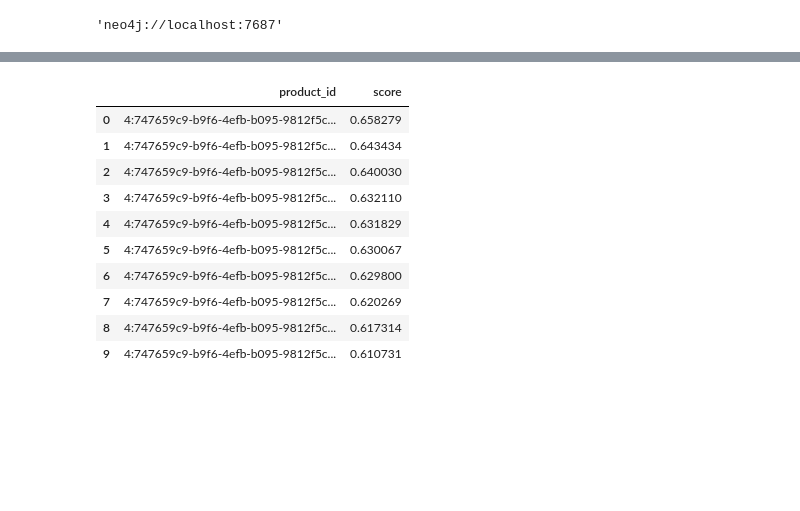
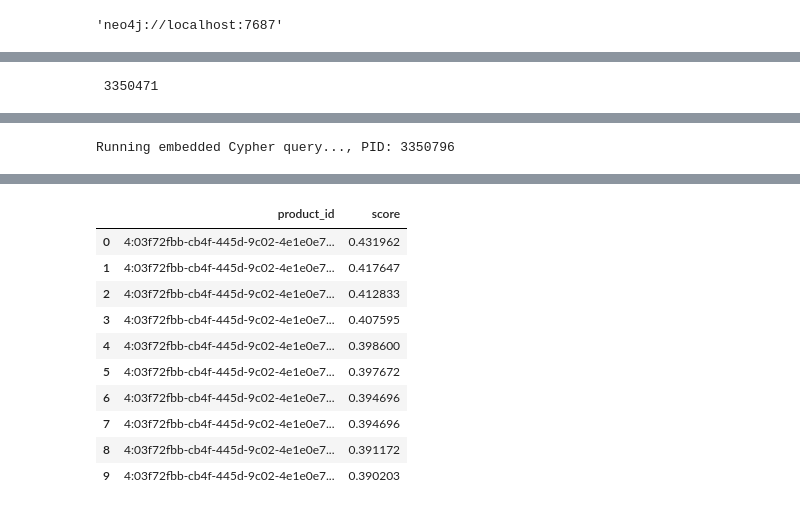
Before and after one commit to Dakantz/Dense-KG-Vector-DB, a Jupyter notebook: benchmarks/run_bdsdm_timings_neo4j.ipynb, the cells around one changed output, grey strips where cells are left out. Drawn from its saved outputs; the diff is of its cells as text; code cells hidden in the pictures; blank space fills up the shorter version.

```diff
--- a/benchmarks/run_bdsdm_timings_neo4j.ipynb
+++ b/benchmarks/run_bdsdm_timings_neo4j.ipynb
@@ -110,10 +111,10 @@ test_tensor.to_literal().n3()
 from utils.dbs.neo4j import Neo4JDB
 
 
-base_bsbm_set = datasets[2]
+base_bsbm_set = datasets[3]
 
 db_neo4j = Neo4JDB(
-    id="test_neo4j",
+    id="timing-neo4j",
     base_dir=Path(f"./scratch/bsbm/{base_bsbm_set.base_dir.name}"),
     dataset=base_bsbm_set,
     use_encoded_ttl=True,
@@ -136,15 +138,14 @@ db_neo4j.URI
 # %% [output]
 'neo4j://localhost:7687'
 # %%
-from time import sleep
-
 
 with db_neo4j:
-    index_result = db_neo4j.query_auto(
+    print("Running embedded Cypher query..., PID:", db_neo4j.pid)
+    emb_result = db_neo4j.query_auto(
         test_tensor,
         query_difficulty=QUERY_DIFFICULTY.EASY,
-        query_type=QUERY_TYPE.CYPHER_INDEX
+        query_type=QUERY_TYPE.CYPHER_EMBEDDED
     )
     # sleep(3000)
-index_result
+emb_result
 # %% [output]
@@ -167,0 +162 @@ index_result
+ 3350471
@@ -167,0 +178 @@ index_result
+Running embedded Cypher query..., PID: 3350796
@@ -168,11 +181,11 @@ index_result
 |  | product_id | score |
-| 0 | 4:747659c9-b9f6-4efb-b095-9812f5c... | 0.658279 |
-| 1 | 4:747659c9-b9f6-4efb-b095-9812f5c... | 0.643434 |
-| 2 | 4:747659c9-b9f6-4efb-b095-9812f5c... | 0.640030 |
-| 3 | 4:747659c9-b9f6-4efb-b095-9812f5c... | 0.632110 |
-| 4 | 4:747659c9-b9f6-4efb-b095-9812f5c... | 0.631829 |
-| 5 | 4:747659c9-b9f6-4efb-b095-9812f5c... | 0.630067 |
-| 6 | 4:747659c9-b9f6-4efb-b095-9812f5c... | 0.629800 |
-| 7 | 4:747659c9-b9f6-4efb-b095-9812f5c... | 0.620269 |
-| 8 | 4:747659c9-b9f6-4efb-b095-9812f5c... | 0.617314 |
-| 9 | 4:747659c9-b9f6-4efb-b095-9812f5c... | 0.610731 |
+| 0 | 4:03f72fbb-cb4f-445d-9c02-4e1e0e7... | 0.431962 |
+| 1 | 4:03f72fbb-cb4f-445d-9c02-4e1e0e7... | 0.417647 |
+| 2 | 4:03f72fbb-cb4f-445d-9c02-4e1e0e7... | 0.412833 |
+| 3 | 4:03f72fbb-cb4f-445d-9c02-4e1e0e7... | 0.407595 |
+| 4 | 4:03f72fbb-cb4f-445d-9c02-4e1e0e7... | 0.398600 |
+| 5 | 4:03f72fbb-cb4f-445d-9c02-4e1e0e7... | 0.397672 |
+| 6 | 4:03f72fbb-cb4f-445d-9c02-4e1e0e7... | 0.394696 |
+| 7 | 4:03f72fbb-cb4f-445d-9c02-4e1e0e7... | 0.394696 |
+| 8 | 4:03f72fbb-cb4f-445d-9c02-4e1e0e7... | 0.391172 |
+| 9 | 4:03f72fbb-cb4f-445d-9c02-4e1e0e7... | 0.390203 |
```
Also changed, not shown: parts of 26 cells of this notebook, 8 other files.
